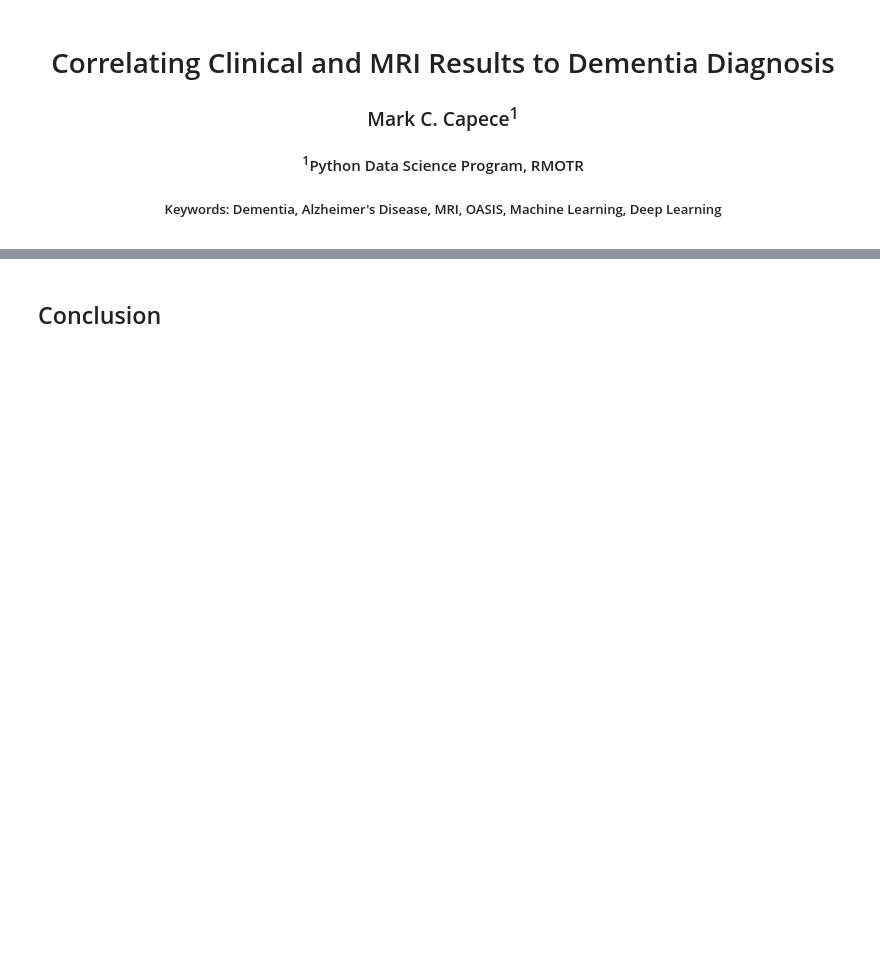
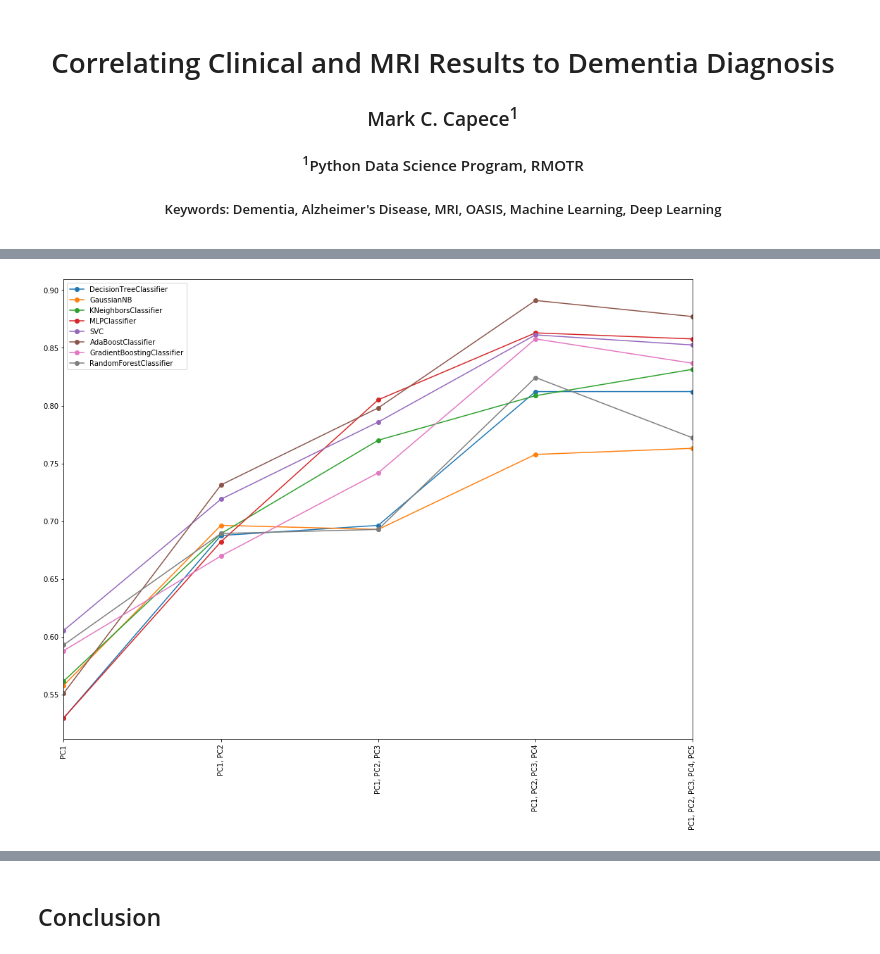
Before and after one commit to markcapece/dementia, a Jupyter notebook: MRI_and_Alzheimers.ipynb, the cells around one changed output, grey strips where cells are left out. Cells and saved outputs as stored; diff of their text form; code cells hidden in the pictures; blank space fills up the shorter version.

```diff
--- a/MRI_and_Alzheimers.ipynb
+++ b/MRI_and_Alzheimers.ipynb
@@ -571,0 +591,18 @@ pkld_analysis_mean.rolling(6).mean().plot()
+# %%
+# Save complete and mean value tables as PKL
+
+pkld_pc_full = pd.read_pickle('190812_pc.pkl')
+
+# pkld_pc_full_mean = pkld_pc_full.xs('mean', level=1).astype('float64')
+
+# pkld_pc_full_mean.to_pickle('190812_pc_mean.pkl')
+
+pkld_pc_full_mean = pd.read_pickle('190812_pc_mean.pkl')
+# %%
+pkld_pc_full_mean.plot(style='o-')
+plt.xticks(range(len(pkld_pc_full_mean.index)),
+           pkld_pc_full_mean.index,
+           rotation=90)
+plt.show()
+# %% [output]
+[figure, added]
```
Also changed, not shown: parts of 83 cells of this notebook, 4 other files.
